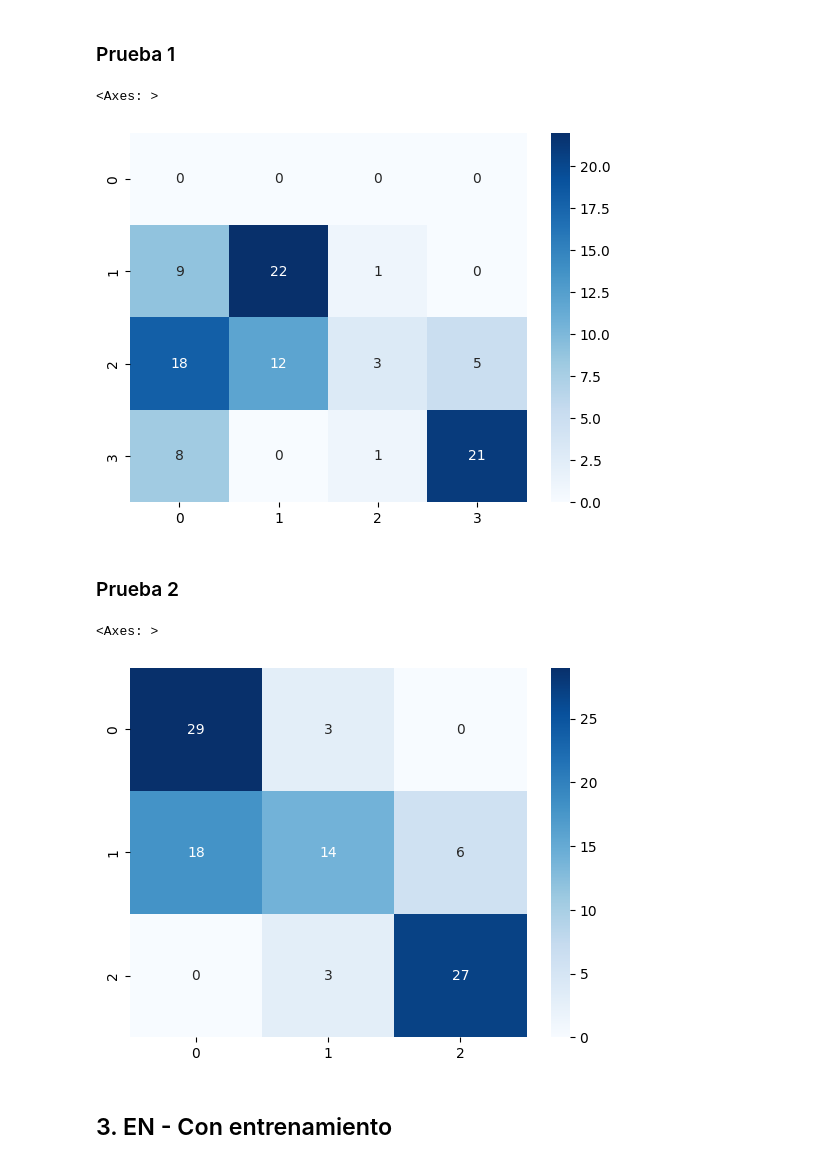
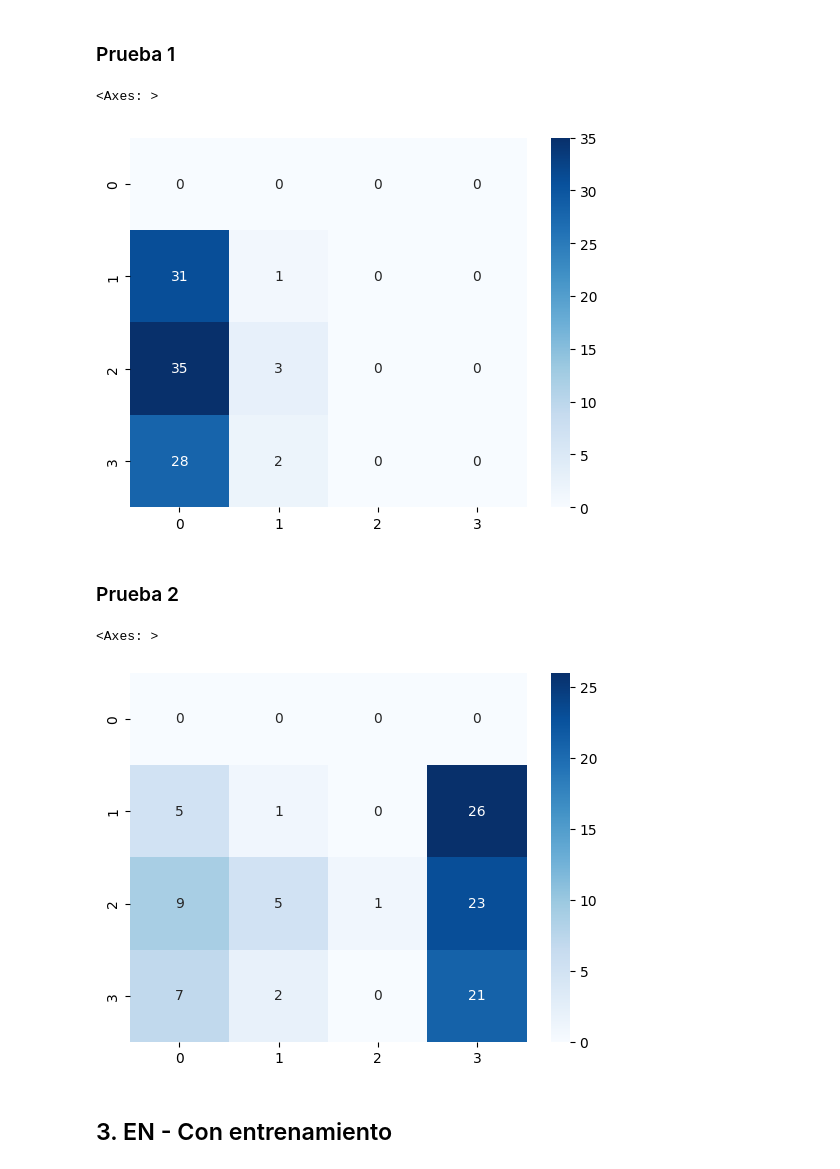
Before and after one commit to paradigmadigital/Promptmeteo, a Jupyter notebook: examples/05_test_openai_classification_prompts.ipynb, the cells around one changed output. Cells and saved outputs as stored; diff of their text form; code cells hidden in the pictures.

Commit message:
add models, prompts and add to tests

```diff
--- a/examples/05_test_openai_classification_prompts.ipynb
+++ b/examples/05_test_openai_classification_prompts.ipynb
@@ -44,7 +44,7 @@ shape: (5, 2)
 | "This is my thi… | "positive" |
 | "For the money,… | "neutral" |
 # %%
-token = 'sk-XXXXXXXXXXXXXXXXXXXXXXXXXXXXXXXXXXXXXXXXXXXXXXXX'
+token = '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'
 # %% [markdown]
 &nbsp;
 # %% [markdown]
@@ -98,15 +62,13 @@ from promptmeteo import DocumentClassifier
 
 model = DocumentClassifier(
     language             = 'en',
-    model_name           = 'text-davinci-003',
+    model_name           = 'gpt-3.5-turbo-instruct',
     model_provider_name  = 'openai',
     model_provider_token = token,
     prompt_domain        = 'product reviews',
     prompt_labels        = ['positive','negative','neutral'],
     selector_k           = 0,
 )
-
-model.task.prompt.read_prompt(prompt)
 
 pred_targets = model.predict(test_reviews)
 pred_targets = [pred if len(pred)==1 else [''] for pred in pred_targets]
@@ -117,7 +79,7 @@ sns.heatmap(
     cmap='Blues')
 # %% [output]
 <Axes: >
-[figure, old version]
+[figure, new version]
 # %% [markdown]
 ### Prueba 2
 # %%
@@ -154,29 +116,29 @@ ANSWER_FORMAT:
 # %%
 import seaborn as sns
 from sklearn.metrics import confusion_matrix
 from promptmeteo import DocumentClassifier
 
 model = DocumentClassifier(
     language             = 'en',
-    model_name           = 'text-davinci-003',
+    model_name           = 'gpt-3.5-turbo-instruct',
     model_provider_name  = 'openai',
     model_provider_token = token,
     prompt_domain        = 'product reviews',
     prompt_labels        = ['positive','negative','neutral'],
     selector_k           = 0,
 )
 
 model.task.prompt.read_prompt(prompt)
 
 pred_targets = model.predict(test_reviews)
 
 sns.heatmap(
-    confusion_matrix(test_targets, pred_targets),
+    confusion_matrix(test_targets, [i[0] for i in pred_targets]),
     annot=True,
     cmap='Blues')
 # %% [output]
 <Axes: >
-[figure, old version]
+[figure, new version]
 # %% [markdown]
 ## 3. EN - Con entrenamiento
 # %% [markdown]
```
Also changed, not shown: parts of 13 cells of this notebook, 23 other files.
